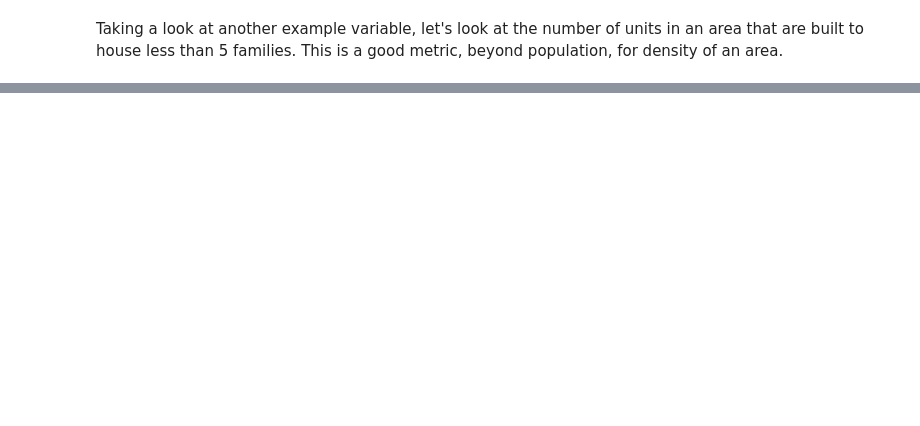
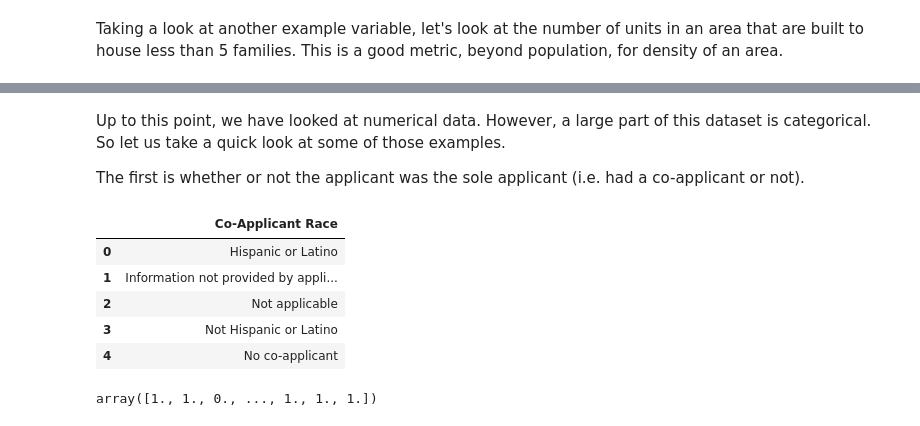
Before and after one commit to ewalsh/hmda, a Jupyter notebook: py_code/HMDA Loan Approval.ipynb, the cells around one changed output, grey strips where cells are left out. Drawn from its saved outputs; the diff is of its cells as text; code cells hidden in the pictures; blank space fills up the shorter version.

```diff
--- a/py_code/HMDA Loan Approval.ipynb
+++ b/py_code/HMDA Loan Approval.ipynb
@@ -325,0 +328,21 @@ ModuleNotFoundError: No module named 'sklearn'
+# %% [markdown]
+Up to this point, we have looked at numerical data. However, a large part of this dataset is categorical. So let us take a quick look at some of those examples.
+
+The first is whether or not the applicant was the sole applicant (i.e. had a co-applicant or not).
+# %%
+pd.DataFrame(set(lar['co_applicant_ethnicity_name'])).head().rename(columns={0:'Co-Applicant Race'})
+# %% [output]
+|  | Co-Applicant Race |
+| 0 | Hispanic or Latino |
+| 1 | Information not provided by appli... |
+| 2 | Not applicable |
+| 3 | Not Hispanic or Latino |
+| 4 | No co-applicant |
+# %%
+soleApplicant = np.zeros(lar.shape[0])
+lar['co_applicant_ethnicity'] = pd.to_numeric(lar['co_applicant_ethnicity'])
+ids = (lar['co_applicant_ethnicity'] == 5)
+soleApplicant[ids] = 1
+soleApplicant
+# %% [output]
+array([1., 1., 0., ..., 1., 1., 1.])
```
Also changed, not shown: parts of 18 cells of this notebook, 2 other files.
